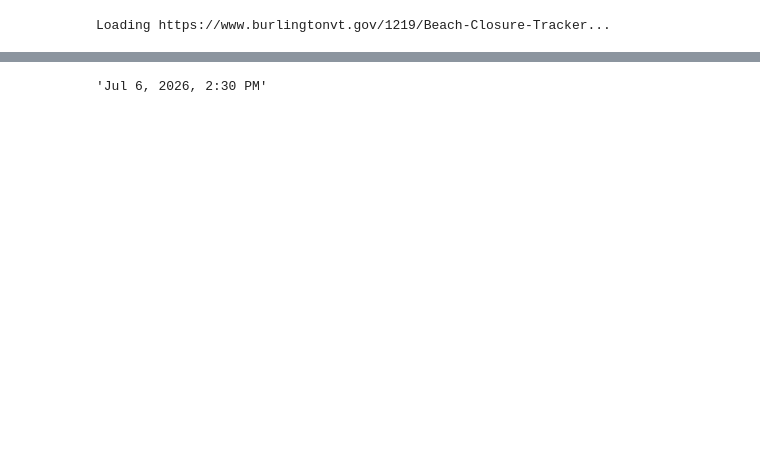
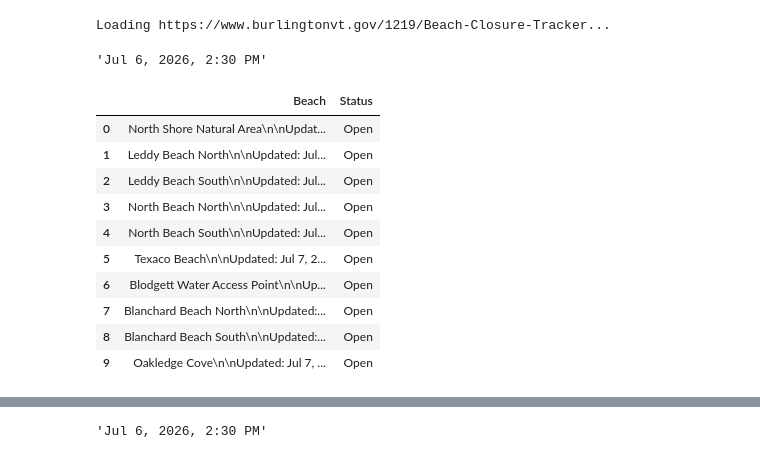
Before and after one commit to fhall18/kuanos, a Jupyter notebook: model/explorer.ipynb, the cells around one changed output, grey strips where cells are left out. Cells and saved outputs as stored; diff of their text form; code cells hidden in the pictures; blank space fills up the shorter version.

```diff
--- a/model/explorer.ipynb
+++ b/model/explorer.ipynb
@@ -628,4 +639,22 @@ from src.beach_status import scrape_beach_statuses
 beaches, last_updated = await scrape_beach_statuses()
 # %% [output]
 Loading https://www.burlingtonvt.gov/1219/Beach-Closure-Tracker...
+# %%
+last_updated
+# %% [output]
+'Jul 6, 2026, 2:30 PM'
+# %%
+pd.DataFrame(beaches)
+# %% [output]
+|  | Beach | Status |
+| 0 | North Shore Natural Area\n\nUpdat... | Open |
+| 1 | Leddy Beach North\n\nUpdated: Jul... | Open |
+| 2 | Leddy Beach South\n\nUpdated: Jul... | Open |
+| 3 | North Beach North\n\nUpdated: Jul... | Open |
+| 4 | North Beach South\n\nUpdated: Jul... | Open |
+| 5 | Texaco Beach\n\nUpdated: Jul 7, 2... | Open |
+| 6 | Blodgett Water Access Point\n\nUp... | Open |
+| 7 | Blanchard Beach North\n\nUpdated:... | Open |
+| 8 | Blanchard Beach South\n\nUpdated:... | Open |
+| 9 | Oakledge Cove\n\nUpdated: Jul 7, ... | Open |
 # %%
```
Also changed, not shown: parts of 3 cells of this notebook, 1 other file.
